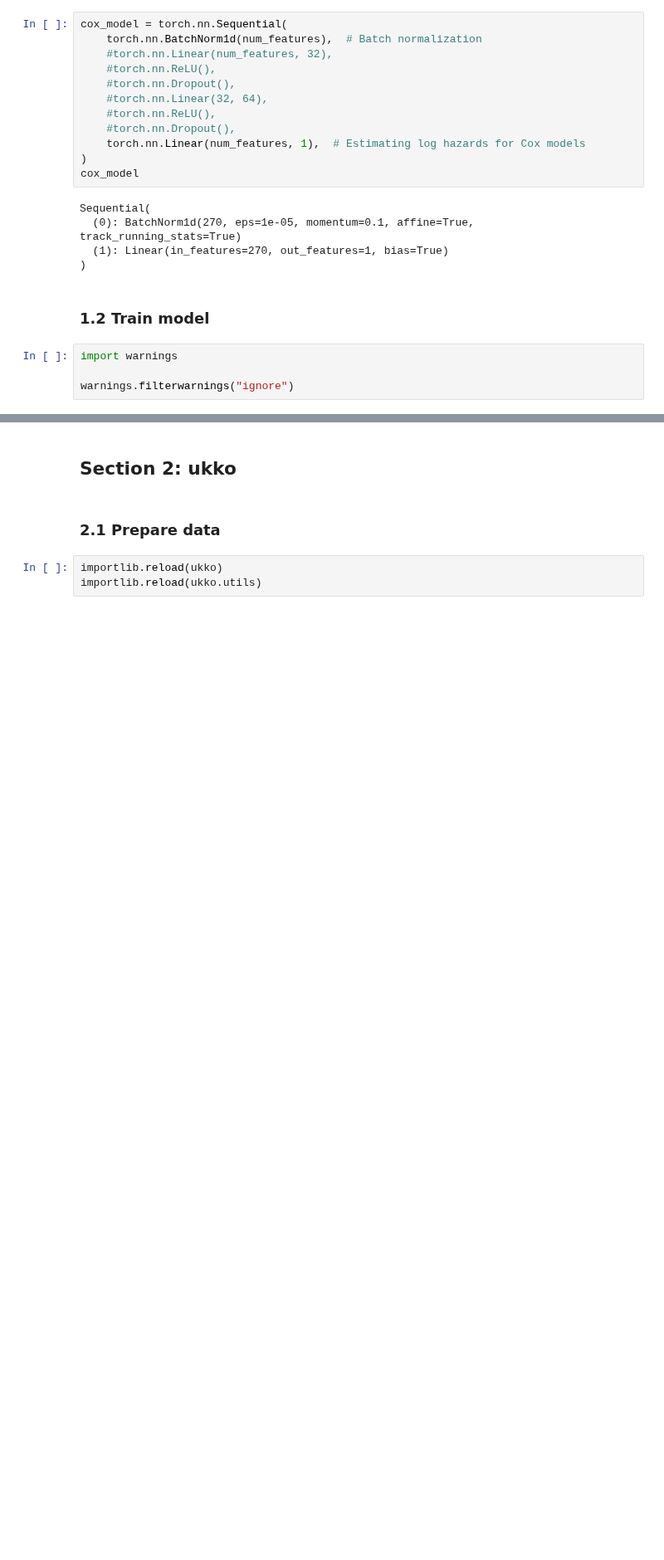
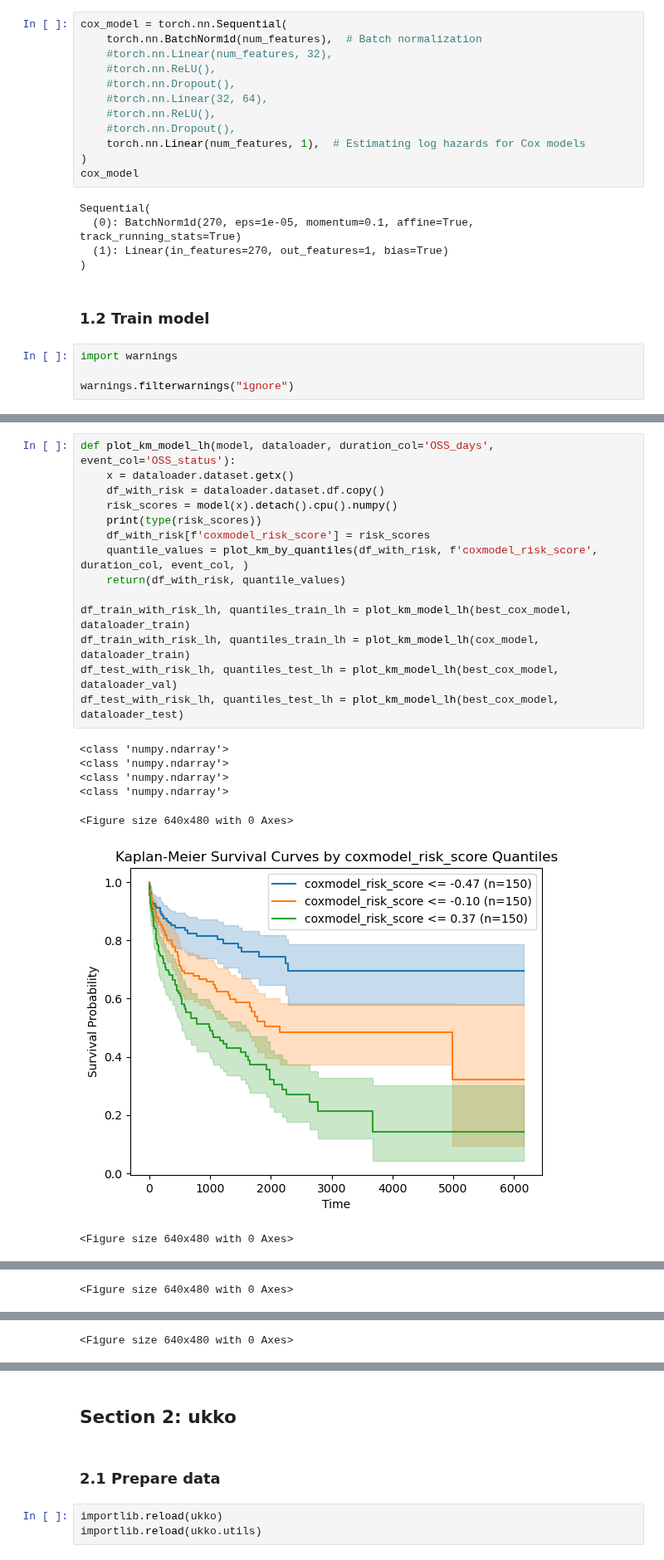
Before and after one commit to eric-fey-hus/ukko, a Jupyter notebook: lifelines_AML_model.ipynb, the cells around one changed output, grey strips where cells are left out. Shown at 83% size. Drawn from its saved outputs; the diff is of its cells as text; blank space fills up the shorter version.

```diff
--- a/lifelines_AML_model.ipynb
+++ b/lifelines_AML_model.ipynb
@@ -586,0 +672,22 @@ plot_losses(train_losses, val_losses, "Cox")
+# %%
+def plot_km_model_lh(model, dataloader, duration_col='OSS_days', event_col='OSS_status'):
+    x = dataloader.dataset.getx()
+    df_with_risk = dataloader.dataset.df.copy()
+    risk_scores = model(x).detach().cpu().numpy()
+    print(type(risk_scores))
+    df_with_risk[f'coxmodel_risk_score'] = risk_scores
+    quantile_values = plot_km_by_quantiles(df_with_risk, f'coxmodel_risk_score', duration_col, event_col, )
+    return(df_with_risk, quantile_values)
+
+df_train_with_risk_lh, quantiles_train_lh = plot_km_model_lh(best_cox_model, dataloader_train)
+df_train_with_risk_lh, quantiles_train_lh = plot_km_model_lh(cox_model, dataloader_train)
+df_test_with_risk_lh, quantiles_test_lh = plot_km_model_lh(best_cox_model, dataloader_val)
+df_test_with_risk_lh, quantiles_test_lh = plot_km_model_lh(best_cox_model, dataloader_test)
+# %% [output]
+<class 'numpy.ndarray'>
+<class 'numpy.ndarray'>
+<class 'numpy.ndarray'>
+<class 'numpy.ndarray'>
+<Figure size 640x480 with 0 Axes>
+[figure, added]
+<Figure size 640x480 with 0 Axes>
@@ -586,0 +695 @@ plot_losses(train_losses, val_losses, "Cox")
+<Figure size 640x480 with 0 Axes>
@@ -586,0 +697 @@ plot_losses(train_losses, val_losses, "Cox")
+<Figure size 640x480 with 0 Axes>
```
Also changed, not shown: parts of 16 cells of this notebook.
